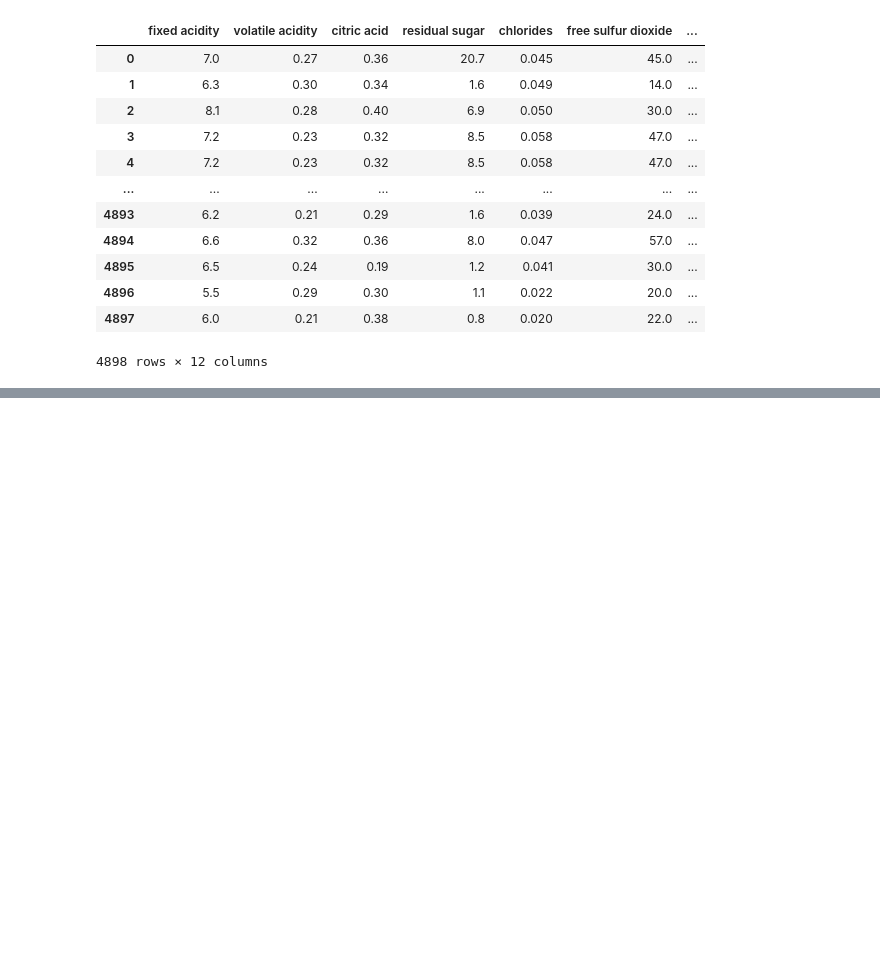
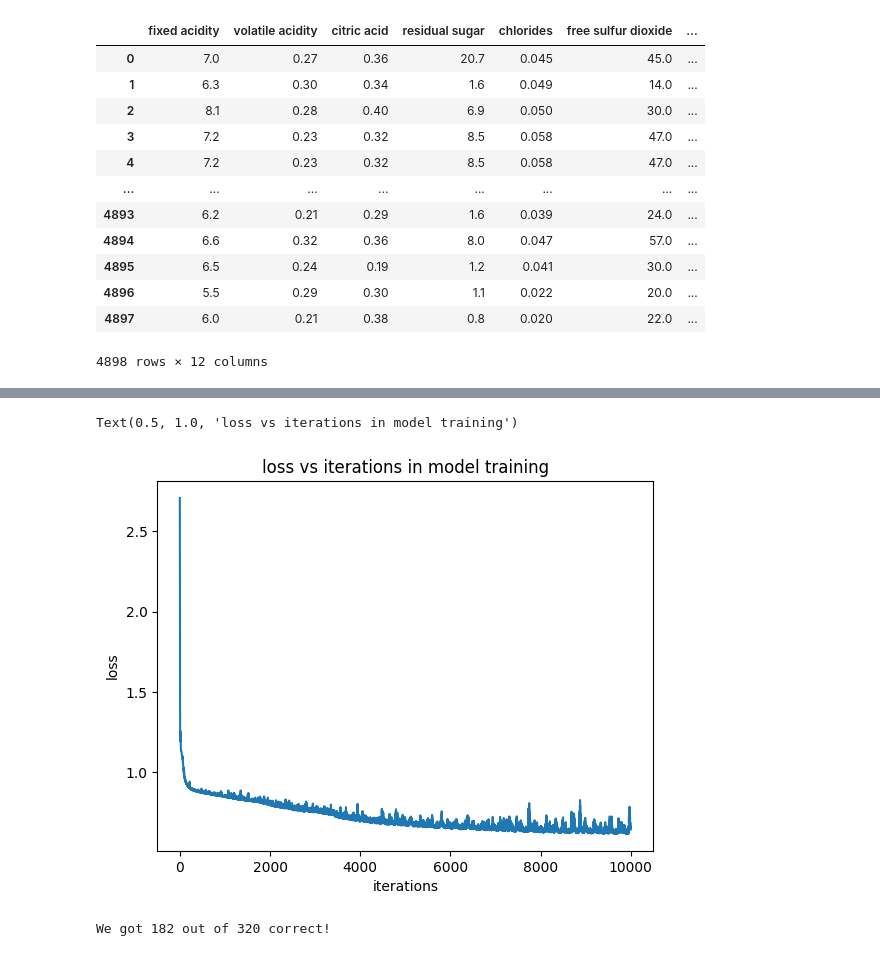
Before and after one commit to alexquar/Neural_Networks, a Jupyter notebook: analytics/wine.ipynb, the cells around one changed output, grey strips where cells are left out. Cells and saved outputs as stored; diff of their text form; code cells hidden in the pictures; blank space fills up the shorter version.

```diff
--- a/analytics/wine.ipynb
+++ b/analytics/wine.ipynb
@@ -62,0 +146,37 @@ class Model(nn.Module):
+# %%
+full_df = pd.read_csv('../data/wine+quality/winequality-red.csv', delimiter=";")
+
+
+data = full_df.drop('quality', axis=1)
+
+answers = full_df["quality"]
+
+X = data.values
+Y = answers.values
+
+X_train, X_test, Y_train, Y_test = train_test_split(X,Y, test_size=0.2, random_state=69)
+
+X_train = pt.FloatTensor(X_train)
+X_test = pt.FloatTensor(X_test)
+Y_test = pt.LongTensor(Y_test)
+Y_train = pt.LongTensor(Y_train)
+# %%
+iterations = 10000
+losses = []
+for i in range(iterations):
+  Y_pred = model.forward(X_train) #send forward training data
+
+#   measure error, will be high originally, test results against correct answers based on criterion method we chose
+  loss = criterion(Y_pred, Y_train)
+
+  #add to our losses to track improvement
+  losses.append(loss.detach().numpy())
+
+  #print loss every ten iterations to check progress
+  if i%10 == 0:
+    print(f'iteration:{i}, loss:{loss.item()}')
+
+  #back propagation: as you get error rates you feed it back into the model for the next iteration so that weights can be adjusted accordingly to fine tune
+  optimizer.zero_grad()
+  loss.backward()
+  optimizer.step()
@@ -62,0 +201,19 @@ class Model(nn.Module):
+# %%
+plt.plot(range(iterations), losses)
+plt.xlabel("iterations")
+plt.ylabel("loss")
+plt.title("loss vs iterations in model training")
+# %% [output]
+Text(0.5, 1.0, 'loss vs iterations in model training')
+[figure, added]
+# %%
+correct = 0
+with pt.no_grad():
+    for i, data in enumerate(X_test):
+        Y_pred = model(data)
+        if Y_pred.argmax().item() == Y_test[i]:
+            correct +=1
+
+print(f"We got {correct} out of {len(Y_test)} correct!")
+# %% [output]
+We got 182 out of 320 correct!
```
Also changed, not shown: parts of 9 cells of this notebook.
